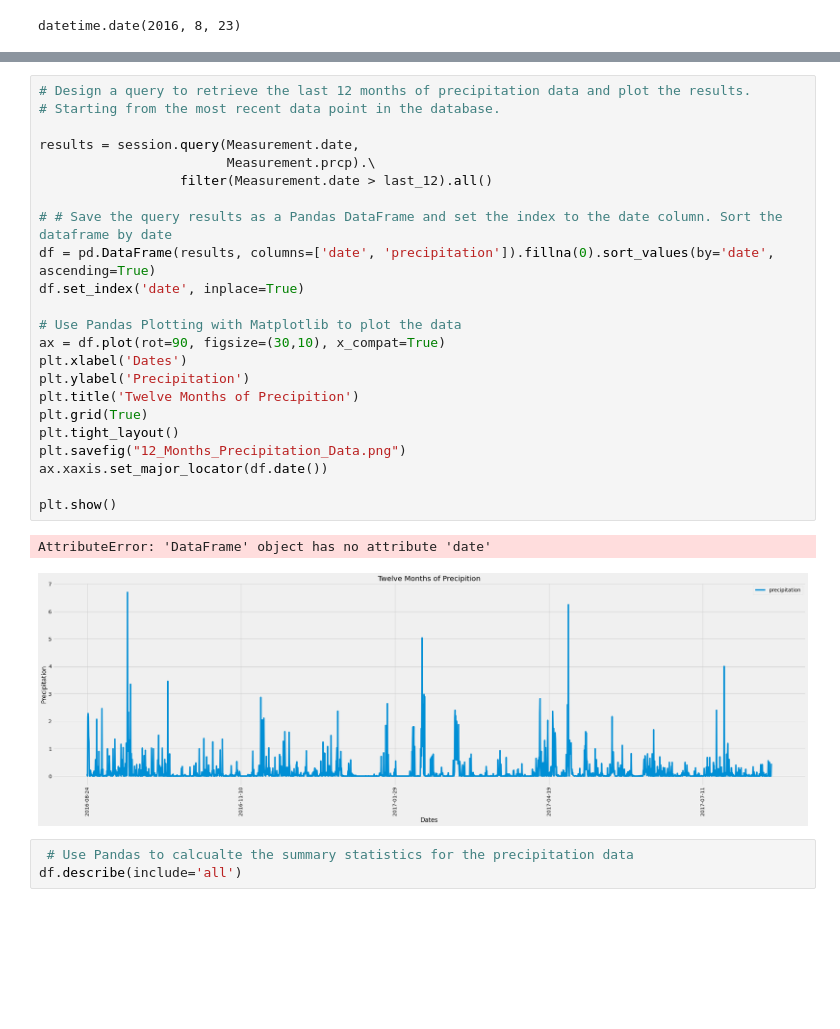
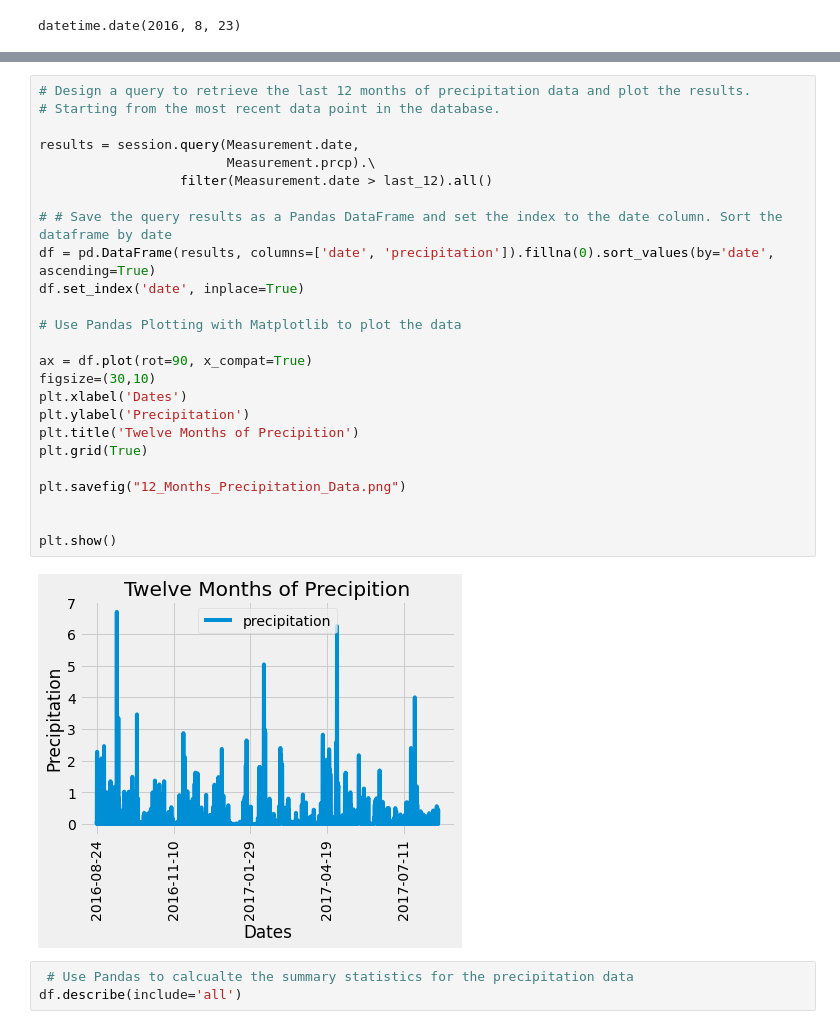
Before and after one commit to llhabers/sqlalchemy-challenge, a Jupyter notebook: SQLA.ipynb, the cells around one changed output, grey strips where cells are left out. Saved outputs shown, nothing was run; the diff lists cells and outputs as text; blank space fills up the shorter version.

```diff
--- a/SQLA.ipynb
+++ b/SQLA.ipynb
@@ -116,29 +117,30 @@ results
 # %%
 # Design a query to retrieve the last 12 months of precipitation data and plot the results.
 # Starting from the most recent data point in the database.
 
 results = session.query(Measurement.date,
                         Measurement.prcp).\
                   filter(Measurement.date > last_12).all()
 
 # # Save the query results as a Pandas DataFrame and set the index to the date column. Sort the dataframe by date
 df = pd.DataFrame(results, columns=['date', 'precipitation']).fillna(0).sort_values(by='date', ascending=True)
 df.set_index('date', inplace=True)
 
 # Use Pandas Plotting with Matplotlib to plot the data
-ax = df.plot(rot=90, figsize=(30,10), x_compat=True)
+
+ax = df.plot(rot=90, x_compat=True)
+figsize=(30,10)
 plt.xlabel('Dates')
 plt.ylabel('Precipitation')
 plt.title('Twelve Months of Precipition')
 plt.grid(True)
-plt.tight_layout()
+
 plt.savefig("12_Months_Precipitation_Data.png")
-ax.xaxis.set_major_locator(df.date())
+
 
 plt.show()
 # %% [output]
-AttributeError: 'DataFrame' object has no attribute 'date'
-[figure, old version]
+[figure, new version]
 # %%
  # Use Pandas to calcualte the summary statistics for the precipitation data
 df.describe(include='all')
```
Also changed, not shown: parts of 1 cell of this notebook, 2 other files.
